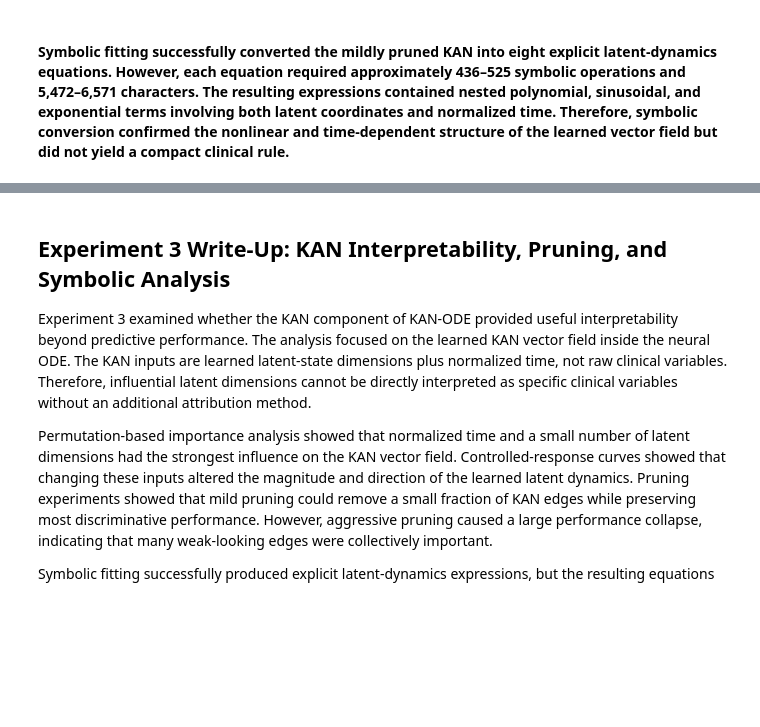
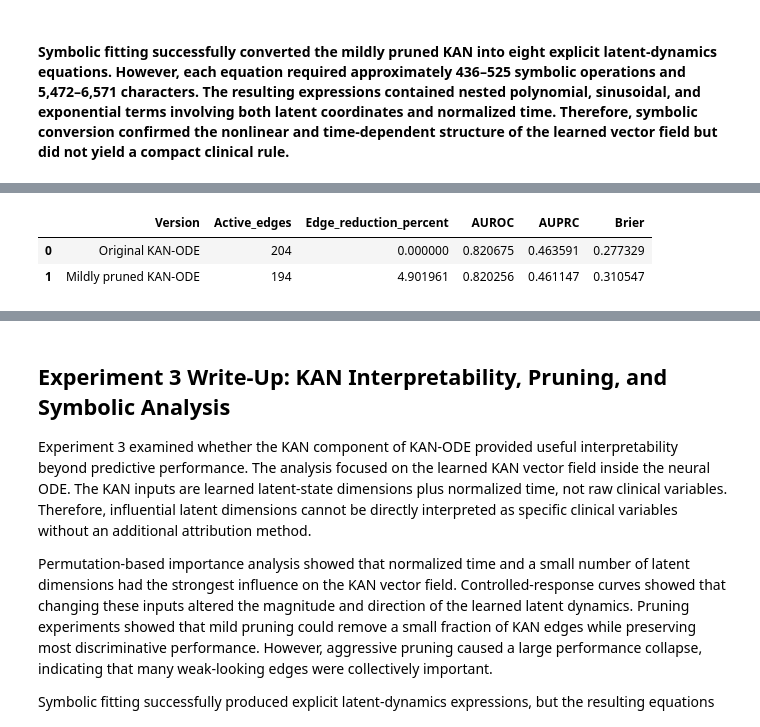
Before and after one commit to elsasjsu/DATA-255_DeepLearning, a Jupyter notebook: Rose_Elsa_ECHW2.ipynb, the cells around one changed output, grey strips where cells are left out. Drawn from its saved outputs; the diff is of its cells as text; code cells hidden in the pictures; blank space fills up the shorter version.

```diff
--- a/Rose_Elsa_ECHW2.ipynb
+++ b/Rose_Elsa_ECHW2.ipynb
@@ -5165,3 +5165,10 @@ experiment3_symbolic_complexity.csv
 experiment3_symbolic_formula.txt
 # %% [markdown]
 #### Symbolic fitting successfully converted the mildly pruned KAN into eight explicit latent-dynamics equations. However, each equation required approximately 436–525 symbolic operations and 5,472–6,571 characters. The resulting expressions contained nested polynomial, sinusoidal, and exponential terms involving both latent coordinates and normalized time. Therefore, symbolic conversion confirmed the nonlinear and time-dependent structure of the learned vector field but did not yield a compact clinical rule.
+# %%
+from pathlib import Path
+
+EXP3 = Path("/content/drive/MyDrive/KAN_ODE_ICU_Assignment/experiment3")
+EXP3.mkdir(parents=True, exist_ok=True)
+
+print("Experiment 3 folder:", EXP3)
@@ -5167,0 +5208,23 @@ experiment3_symbolic_formula.txt
+# %%
+exp3_mild_pruning_performance = pd.DataFrame([
+    ["Original KAN-ODE", 204, 0.000000, 0.820675, 0.463591, 0.277329],
+    ["Mildly pruned KAN-ODE", 194, 4.901961, 0.820256, 0.461147, 0.310547],
+], columns=[
+    "Version",
+    "Active_edges",
+    "Edge_reduction_percent",
+    "AUROC",
+    "AUPRC",
+    "Brier"
+])
+
+exp3_mild_pruning_performance.to_csv(
+    EXP3 / "experiment3_mild_pruning_performance.csv",
+    index=False
+)
+
+display(exp3_mild_pruning_performance)
+# %% [output]
+|  | Version | Active_edges | Edge_reduction_percent | AUROC | AUPRC | Brier |
+| 0 | Original KAN-ODE | 204 | 0.000000 | 0.820675 | 0.463591 | 0.277329 |
+| 1 | Mildly pruned KAN-ODE | 194 | 4.901961 | 0.820256 | 0.461147 | 0.310547 |
```
Also changed, not shown: parts of 8 cells of this notebook.
